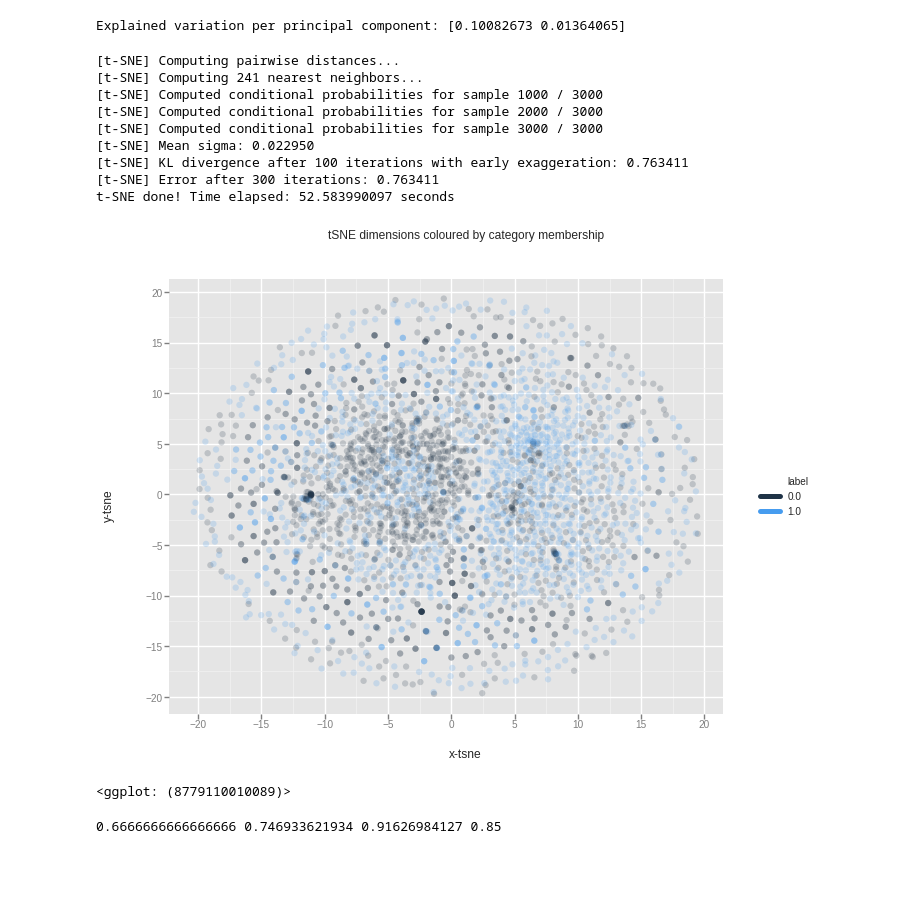
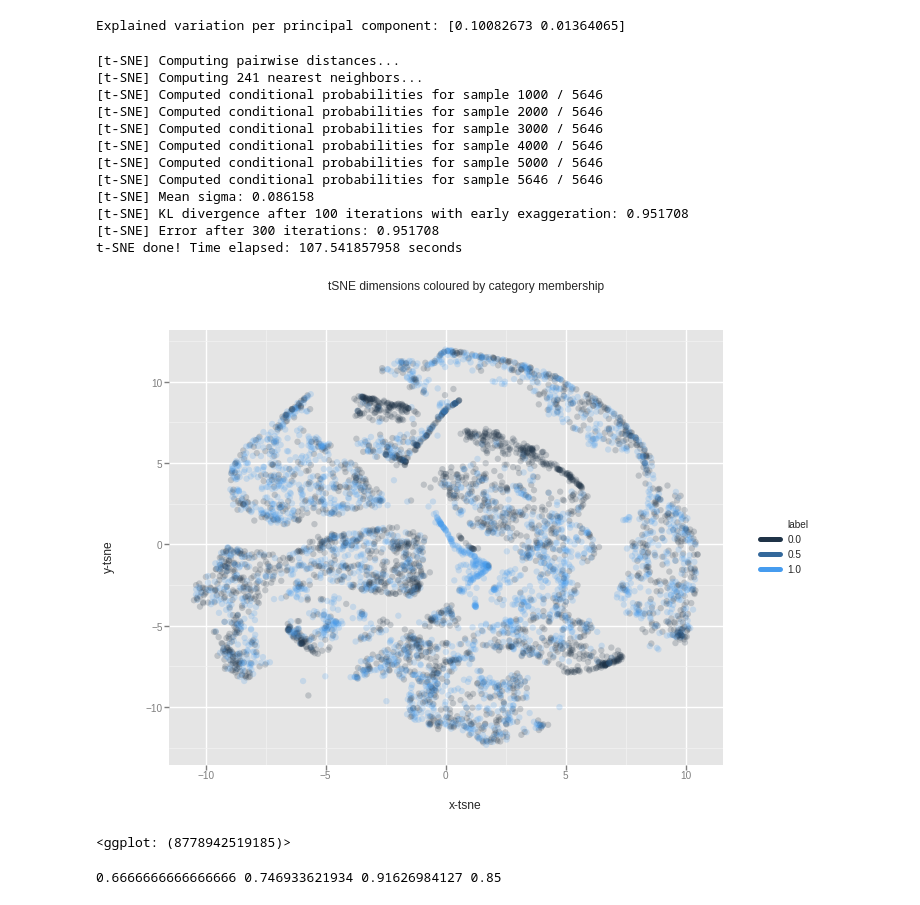
Before and after one commit to sagarjoglekar/redditTools, a Jupyter notebook: Notebooks/nodeEmb.ipynb, the cells around one changed output. Cells and saved outputs as stored; diff of their text form; code cells hidden in the pictures; blank space fills up the shorter version.

```diff
--- a/Notebooks/nodeEmb.ipynb
+++ b/Notebooks/nodeEmb.ipynb
@@ -258,31 +258,34 @@ n_sne = 3000
 
 time_start = time.time()
 tsne = TSNE(n_components=2, verbose=1, perplexity=80, n_iter=300)
-tsne_results = tsne.fit_transform(featMatrix[:3000,:-1])
+tsne_results = tsne.fit_transform(featMatrix[:10000,:-1])
 
 print 't-SNE done! Time elapsed: {} seconds'.format(time.time()-time_start)
 # %% [output]
 [t-SNE] Computing pairwise distances...
 [t-SNE] Computing 241 nearest neighbors...
-[t-SNE] Computed conditional probabilities for sample 1000 / 3000
-[t-SNE] Computed conditional probabilities for sample 2000 / 3000
-[t-SNE] Computed conditional probabilities for sample 3000 / 3000
-[t-SNE] Mean sigma: 0.022950
-[t-SNE] KL divergence after 100 iterations with early exaggeration: 0.763411
-[t-SNE] Error after 300 iterations: 0.763411
-t-SNE done! Time elapsed: 52.583990097 seconds
+[t-SNE] Computed conditional probabilities for sample 1000 / 5646
+[t-SNE] Computed conditional probabilities for sample 2000 / 5646
+[t-SNE] Computed conditional probabilities for sample 3000 / 5646
+[t-SNE] Computed conditional probabilities for sample 4000 / 5646
+[t-SNE] Computed conditional probabilities for sample 5000 / 5646
+[t-SNE] Computed conditional probabilities for sample 5646 / 5646
+[t-SNE] Mean sigma: 0.086158
+[t-SNE] KL divergence after 100 iterations with early exaggeration: 0.951708
+[t-SNE] Error after 300 iterations: 0.951708
+t-SNE done! Time elapsed: 107.541857958 seconds
 # %%
 from ggplot import *
 df_tsne = pd.DataFrame()
-df_tsne['x-tsne'] = tsne_results[:3000,0]
-df_tsne['y-tsne'] = tsne_results[:3000,1]
-df_tsne['label'] = featMatrix[:3000,-1]
+df_tsne['x-tsne'] = tsne_results[:10000,0]
+df_tsne['y-tsne'] = tsne_results[:10000,1]
+df_tsne['label'] = featMatrix[:10000,-1]
 
 chart = ggplot( df_tsne, aes(x='x-tsne', y='y-tsne', color='label') ) + geom_point(size=40,alpha=0.2) + ggtitle("tSNE dimensions coloured by category membership")
 chart
 # %% [output]
-[figure, old version]
+[figure, new version]
-<ggplot: (8779110010089)>
+<ggplot: (8778942519185)>
 # %%
 SW_AllGraph= pickle.load(open("/work/sagarj/Work/node2vec/graph/SW_GiantTopicGraph.pkl",'rb'))
 # %%
```
Also changed, not shown: 7 other files.
